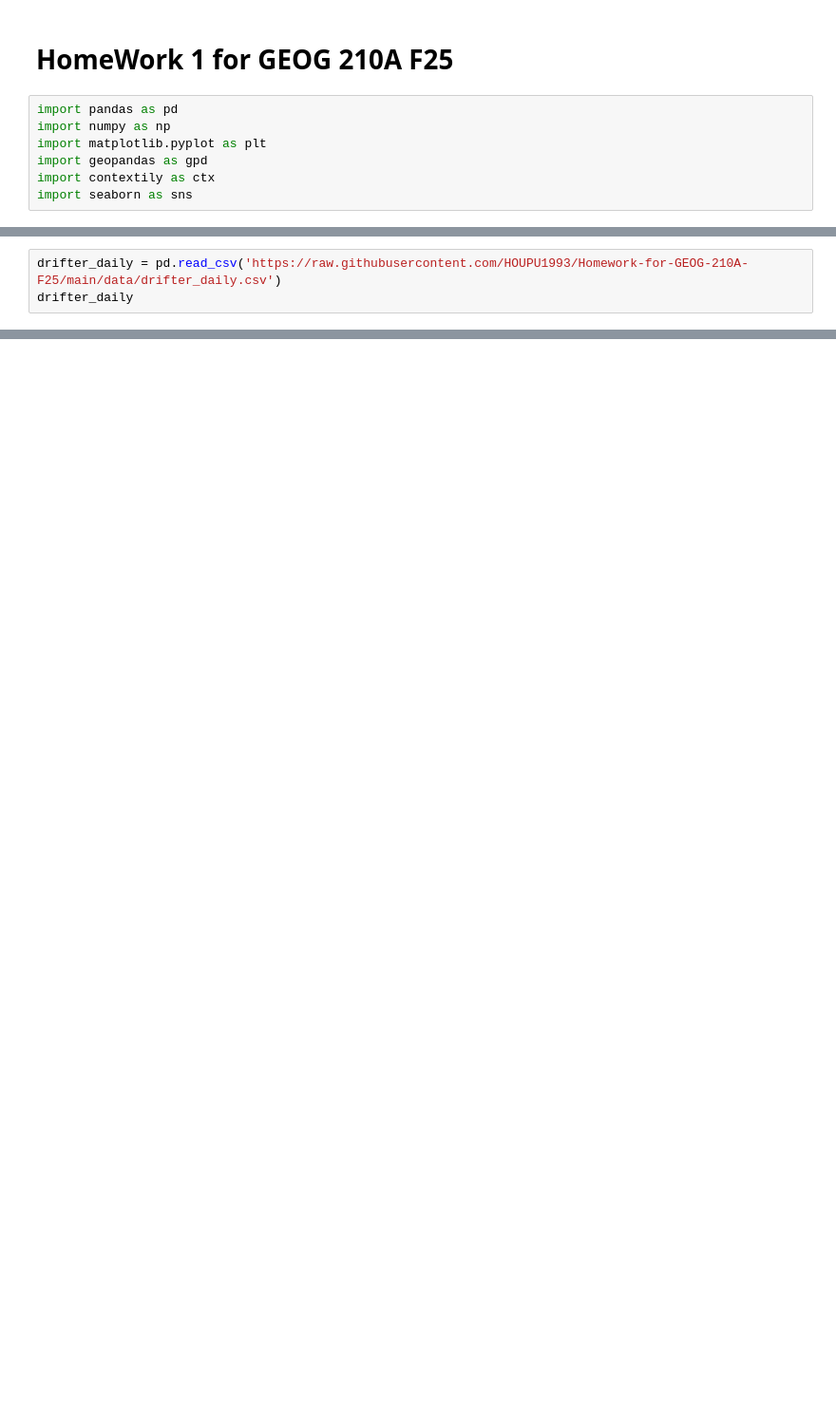
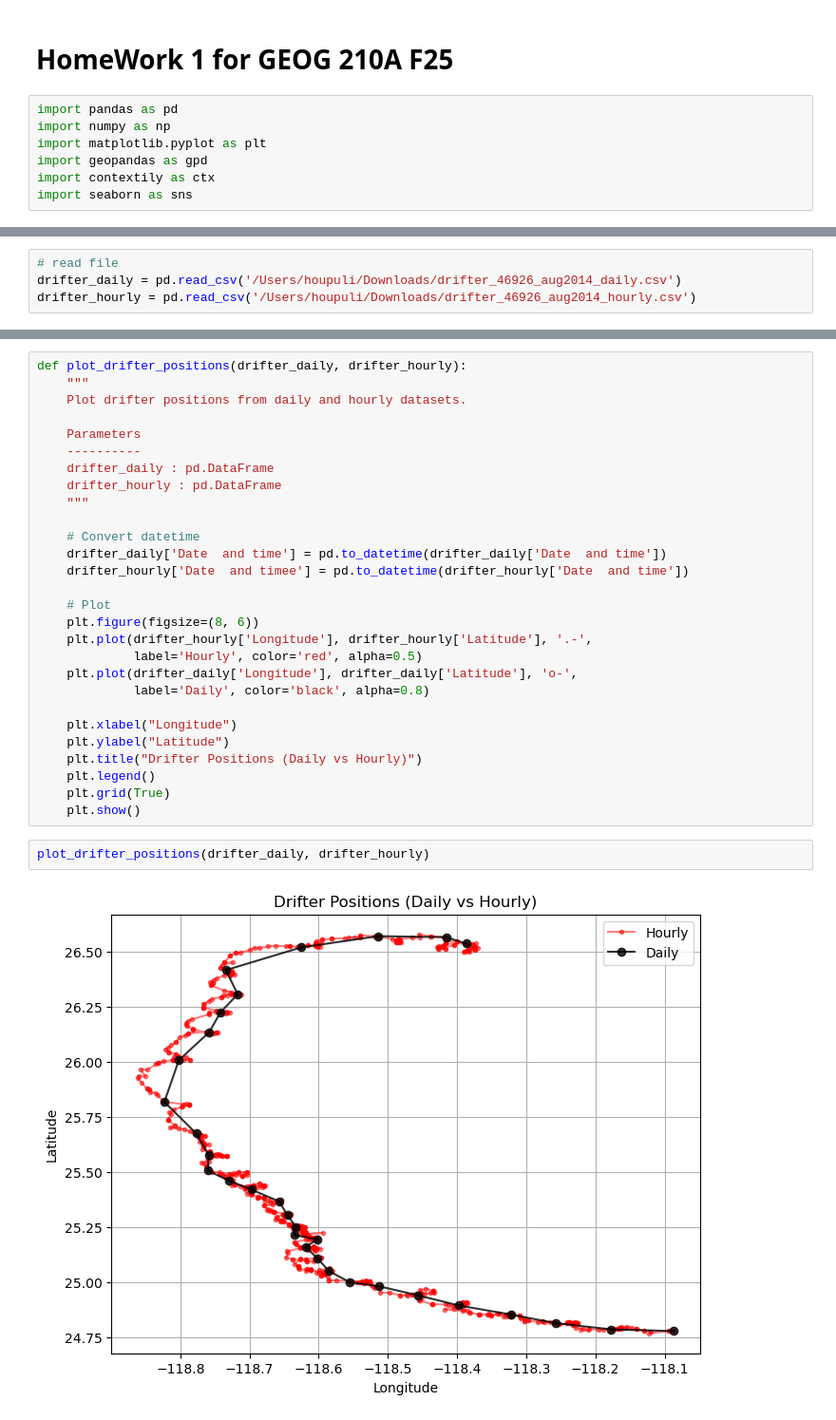
Before and after one commit to HOUPU1993/Homework-for-GEOG-210A-F25, a Jupyter notebook: Homework 1/HM1.ipynb, the cells around one changed output, grey strips where cells are left out. Shown at 95% size. Saved outputs shown, nothing was run; the diff lists cells and outputs as text; blank space fills up the shorter version.

```diff
--- a/Homework 1/HM1.ipynb
+++ b/Homework 1/HM1.ipynb
@@ -16,3 +15,4 @@ in the daily data?
 # %%
-drifter_daily = pd.read_csv('https://raw.githubusercontent.com/HOUPU1993/Homework-for-GEOG-210A-F25/main/data/drifter_daily.csv')
-drifter_daily
+# read file
+drifter_daily = pd.read_csv('/Users/houpuli/Downloads/drifter_46926_aug2014_daily.csv')
+drifter_hourly = pd.read_csv('/Users/houpuli/Downloads/drifter_46926_aug2014_hourly.csv')
@@ -20,0 +26,32 @@ HTTPError: HTTP Error 404: Not Found
+# %%
+def plot_drifter_positions(drifter_daily, drifter_hourly):
+    """
+    Plot drifter positions from daily and hourly datasets.
+
+    Parameters
+    ----------
+    drifter_daily : pd.DataFrame
+    drifter_hourly : pd.DataFrame
+    """
+
+    # Convert datetime
+    drifter_daily['Date  and time'] = pd.to_datetime(drifter_daily['Date  and time'])
+    drifter_hourly['Date  and timee'] = pd.to_datetime(drifter_hourly['Date  and time'])
+
+    # Plot
+    plt.figure(figsize=(8, 6))
+    plt.plot(drifter_hourly['Longitude'], drifter_hourly['Latitude'], '.-',
+             label='Hourly', color='red', alpha=0.5)
+    plt.plot(drifter_daily['Longitude'], drifter_daily['Latitude'], 'o-',
+             label='Daily', color='black', alpha=0.8)
+
+    plt.xlabel("Longitude")
+    plt.ylabel("Latitude")
+    plt.title("Drifter Positions (Daily vs Hourly)")
+    plt.legend()
+    plt.grid(True)
+    plt.show()
+# %%
+plot_drifter_positions(drifter_daily, drifter_hourly)
+# %% [output]
+[figure, added]
```
Also changed, not shown: parts of 6 cells of this notebook.
